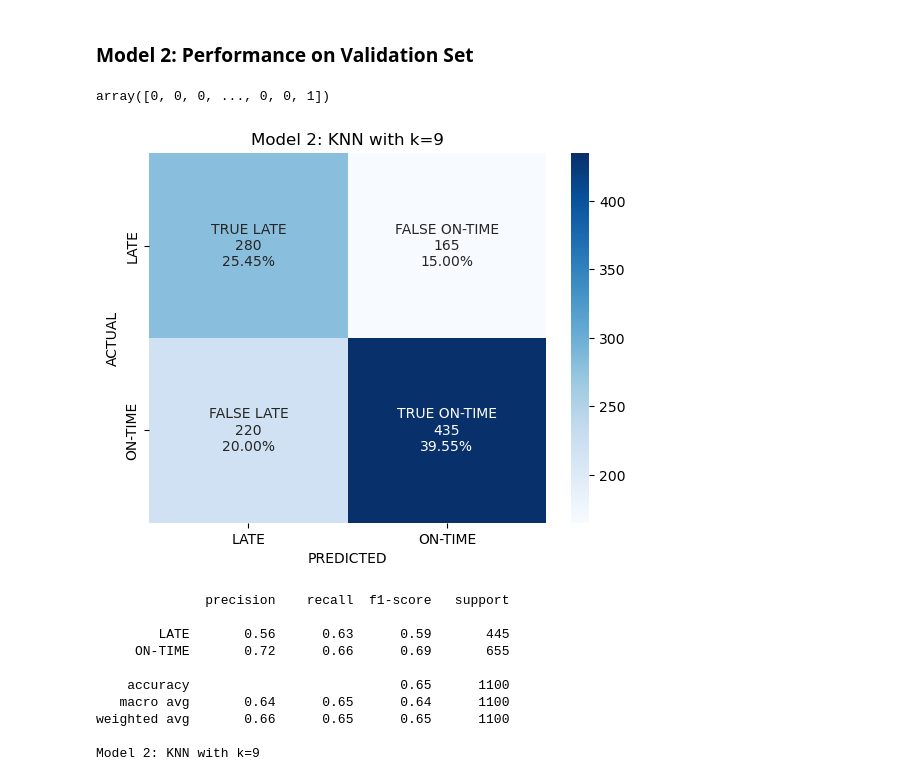
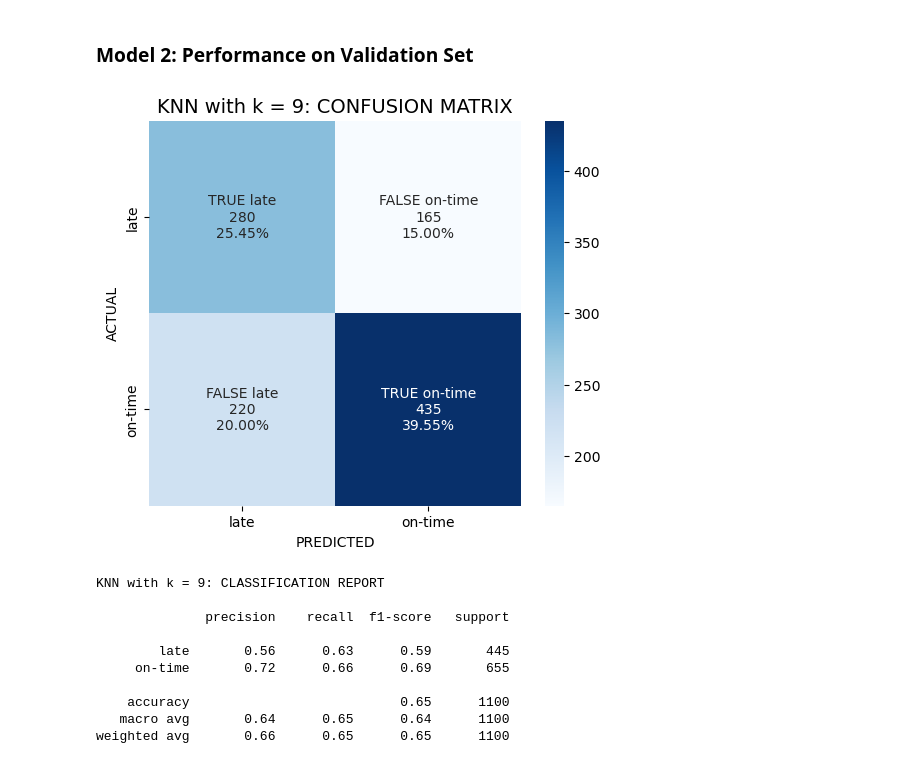
Before and after one commit to kdevoe/aai510-group7, a Jupyter notebook: shipping_modeling_setA.ipynb, the cells around one changed output. Cells and saved outputs as stored; diff of their text form; code cells hidden in the pictures.

```diff
--- a/shipping_modeling_setA.ipynb
+++ b/shipping_modeling_setA.ipynb
@@ -192,25 +193,22 @@ KNeighborsClassifier(n_neighbors=9)
 # %%
 # predict y values based on the validation set
 y_pred2 = model2.predict(X_val)
-y_pred2
-# %% [output]
-array([0, 0, 0, ..., 0, 0, 1])
 # %%
 # generate confusion matrix for model2
-aai510_grp7_confusion_matrix(y_true = y_val, y_pred = y_pred2, title = 'Model 2: KNN with k=9')
+aai510_grp7_confusion_matrix(y_true = y_val, y_pred = y_pred2, title = f'KNN with k = {k_best}')
 # %% [output]
-[figure, old version]
+[figure, new version]
 # %%
 # Generate Classification Report for model 2
-aai510_grp7_class_report(y_true = y_val, y_pred = y_pred2, title = 'Model 2: KNN with k=9')
+aai510_grp7_class_report(y_true = y_val, y_pred = y_pred2, title = f'KNN with k = {k_best}')
 # %% [output]
+KNN with k = 9: CLASSIFICATION REPORT
+
               precision    recall  f1-score   support
 
-        LATE       0.56      0.63      0.59       445
-     ON-TIME       0.72      0.66      0.69       655
+        late       0.56      0.63      0.59       445
+     on-time       0.72      0.66      0.69       655
 
     accuracy                           0.65      1100
    macro avg       0.64      0.65      0.64      1100
 weighted avg       0.66      0.65      0.65      1100
-
-Model 2: KNN with k=9
```
Also changed, not shown: parts of 24 cells of this notebook.
